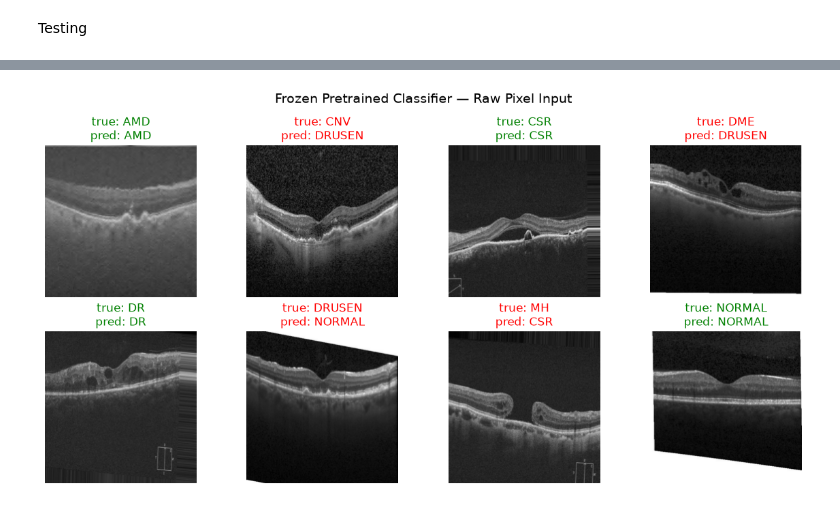
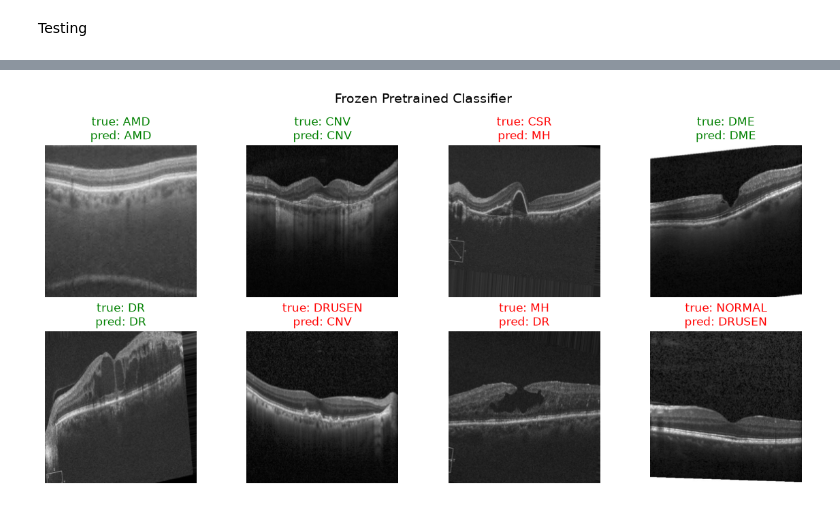
Before and after one commit to JettChase/AutoEncoderOCT, a Jupyter notebook: FrozenPretrainedClassifier.ipynb, the cells around one changed output, grey strips where cells are left out. Drawn from its saved outputs; the diff is of its cells as text; code cells hidden in the pictures.

Commit message:
revised tests and visuals

```diff
--- a/FrozenPretrainedClassifier.ipynb
+++ b/FrozenPretrainedClassifier.ipynb
@@ -160,15 +160,44 @@ pretrained_val_loader = DataLoader(
     num_workers=0
 )
 
+start_time = time.perf_counter()
+
+test_features = []
+test_labels = []
+
+with torch.no_grad():
+    for images, labels in test_loader:
+        images = images.to(device)
+
+        pretrained = encoder(images)
+
+        test_features.append(pretrained.cpu())
+        test_labels.append(labels)
+
+test_features = torch.cat(test_features)
+test_labels = torch.cat(test_labels)
+test_encode_time = time.perf_counter() - start_time
+
+pretrained_test_dataset = TensorDataset(test_features, test_labels)
+
+pretrained_test_loader = DataLoader(
+    dataset=pretrained_test_dataset,
+    batch_size=batch_size,
+    shuffle=False,
+    num_workers=0
+)
+
 
 print(
     f"Training: {len(train_features)} samples, "
-    f"Validation: {len(val_features)} samples"
+    f"Validation: {len(val_features)} samples, "
+    f"Testing: {len(test_features)} samples"
 )
 
 print(
     f"Encoding time: "
     f"Train={train_encode_time:.1f}s, "
     f"Val={val_encode_time:.1f}s"
+    f"Test={test_encode_time:.1f}s"
 )
 # %% [output]
@@ -385,35 +394,35 @@ NORMAL         56.86%
 # %%
 #visualizing results
 found = {}
-for images, labels in val_loader:
+for images, labels in test_loader:
     for img, lab in zip(images, labels):
         c = lab.item()
         if c not in found:
             found[c] = img
     if len(found) == 8:
         break
 
 true_ids = sorted(found)
 batch = torch.stack([found[c] for c in true_ids])
 
-pretrained_classifier.eval()
+test_pretrained_classifier.eval()
 with torch.no_grad():
     features = encoder(batch.to(device)).flatten(1)
-    pred_ids = pretrained_classifier(features).argmax(dim=1).cpu().tolist()
+    pred_ids = test_pretrained_classifier(features).argmax(dim=1).cpu().tolist()
 
-class_names = val_loader.dataset.classes
+class_names = test_loader.dataset.classes
 
 fig, axes = plt.subplots(2, 4, figsize=(12, 6))
-fig.suptitle("Frozen Pretrained Classifier — Raw Pixel Input", fontsize=14)
+fig.suptitle("Frozen Pretrained Classifier", fontsize=14)
 
 for ax, t, p in zip(axes.flat, true_ids, pred_ids):
     ax.imshow((found[t].squeeze() + 1) / 2, cmap='gray', vmin=0, vmax=1)
     ax.set_title(f"true: {class_names[t]}\npred: {class_names[p]}",
                  color='green' if t == p else 'red')
     ax.axis('off')
 
 plt.tight_layout()
 plt.savefig("result_images/frozen_pretrained_results.png")
 plt.show()
 # %% [output]
-[figure, old version]
+[figure, new version]
```
Also changed, not shown: parts of 2 cells of this notebook, 5 other files.
